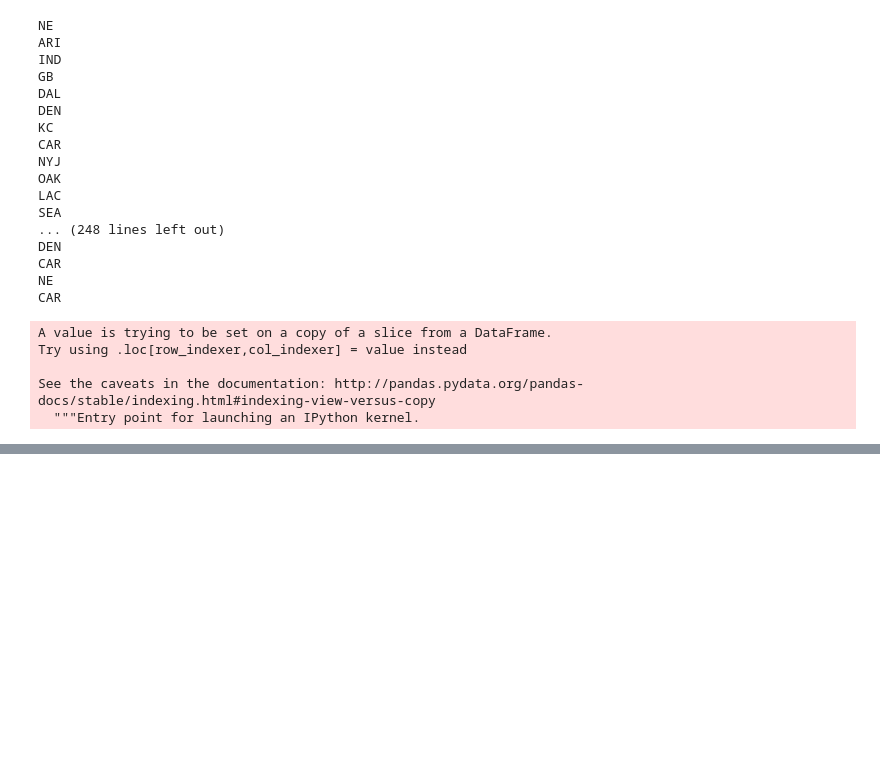
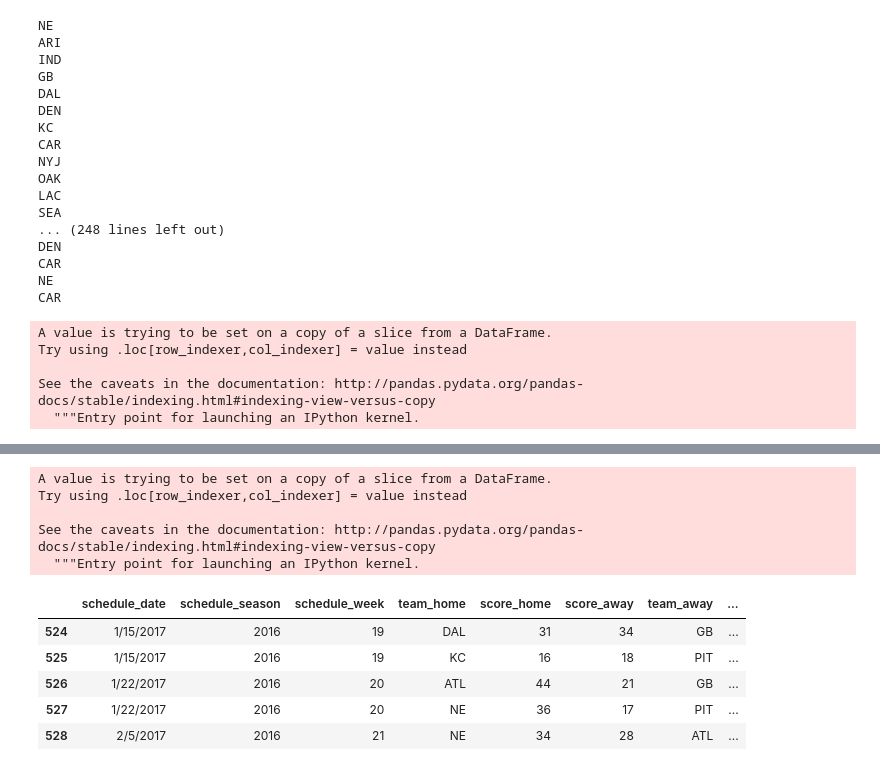
Before and after one commit to kmorehead33/Final_Project, a Jupyter notebook: python/Untitled.ipynb, the cells around one changed output, grey strips where cells are left out. Cells and saved outputs as stored; diff of their text form; code cells hidden in the pictures; blank space fills up the shorter version.

```diff
--- a/python/Untitled.ipynb
+++ b/python/Untitled.ipynb
@@ -255,0 +208,31 @@ print(len(season_2015_db))
+# %%
+week_score_2016 = []
+favs_2016 = []
+dogs_2016 = []
+# %%
+current_week = 1
+for game in season_2016_db.iterrows():
+    #print(game[1])
+    if game[1][2] != current_week:
+        #print(game[1][4])
+        week_score_2016.append(scores.copy())
+        current_week = game[1][2]
+    scores[game[1][3]]+=game[1][4]
+    scores[game[1][6]]+=game[1][5]
+    if game[1][2] == 21:
+        week_score_2016.append(scores.copy())
+        break
+# %%
+dict_week = 0
+current_week = 1
+
+
+for game in season_2016_db.iterrows():
+    if game[1][2] != current_week:
+        current_week = game[1][2]
+        dict_week = dict_week + 1
+    favs_2016.append(week_score_2016[dict_week][game[1][10]])
+    #favs_2015.append(week_score_2015[dict_week][game[1][12]])
+    print(game[1][10])
+    dogs_2015.append(week_score_2016[dict_week][game[1][11]])
+    #print(game[1][11])
@@ -255,0 +257,18 @@ print(len(season_2015_db))
+# %%
+season_2016_db['season_total_points_for _favorite'] = favs_2016
+#season_2016_db['season_total_points_for _underdog'] = dogs_2016
+# %% [output]
+A value is trying to be set on a copy of a slice from a DataFrame.
+Try using .loc[row_indexer,col_indexer] = value instead
+
+See the caveats in the documentation: http://pandas.pydata.org/pandas-docs/stable/indexing.html#indexing-view-versus-copy
+  """Entry point for launching an IPython kernel.
+# %%
+season_2016_db.tail()
+# %% [output]
+|  | schedule_date | schedule_season | schedule_week | team_home | score_home | score_away | team_away | ... |
+| 524 | 1/15/2017 | 2016 | 19 | DAL | 31 | 34 | GB | ... |
+| 525 | 1/15/2017 | 2016 | 19 | KC | 16 | 18 | PIT | ... |
+| 526 | 1/22/2017 | 2016 | 20 | ATL | 44 | 21 | GB | ... |
+| 527 | 1/22/2017 | 2016 | 20 | NE | 36 | 17 | PIT | ... |
+| 528 | 2/5/2017 | 2016 | 21 | NE | 34 | 28 | ATL | ... |
```
Also changed, not shown: parts of 24 cells of this notebook.
